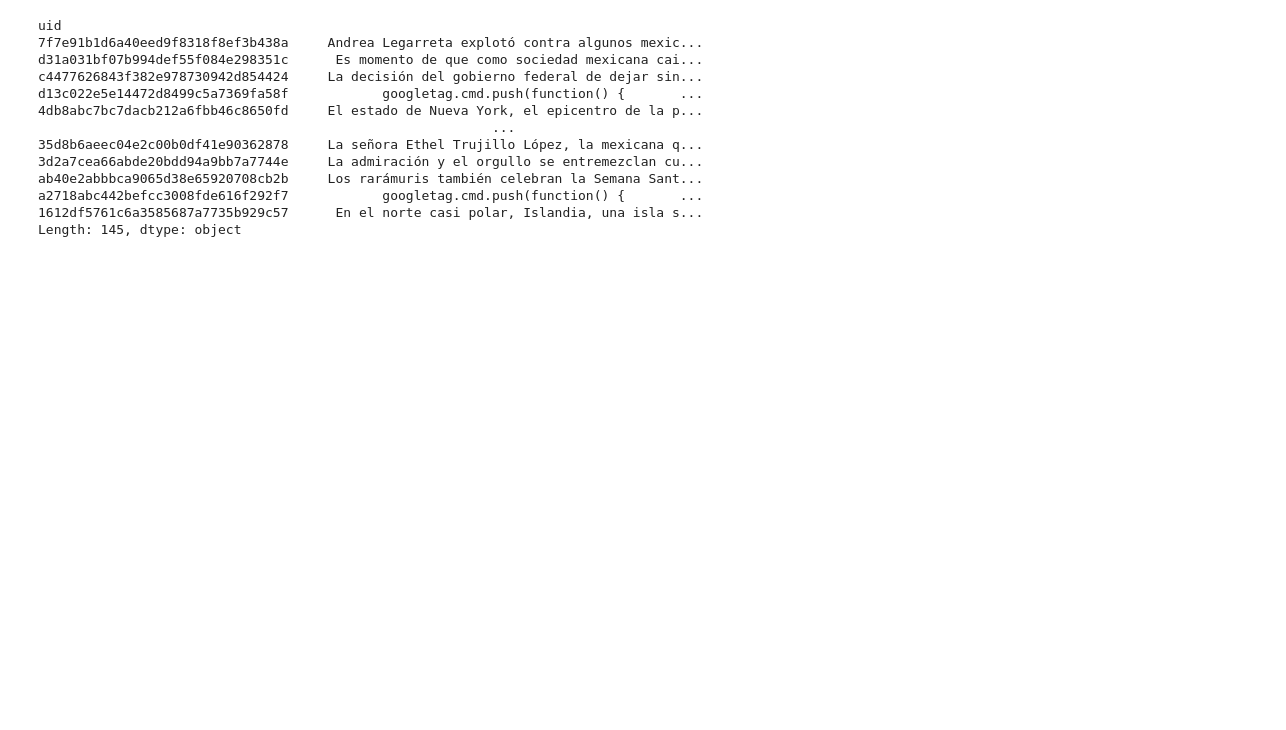
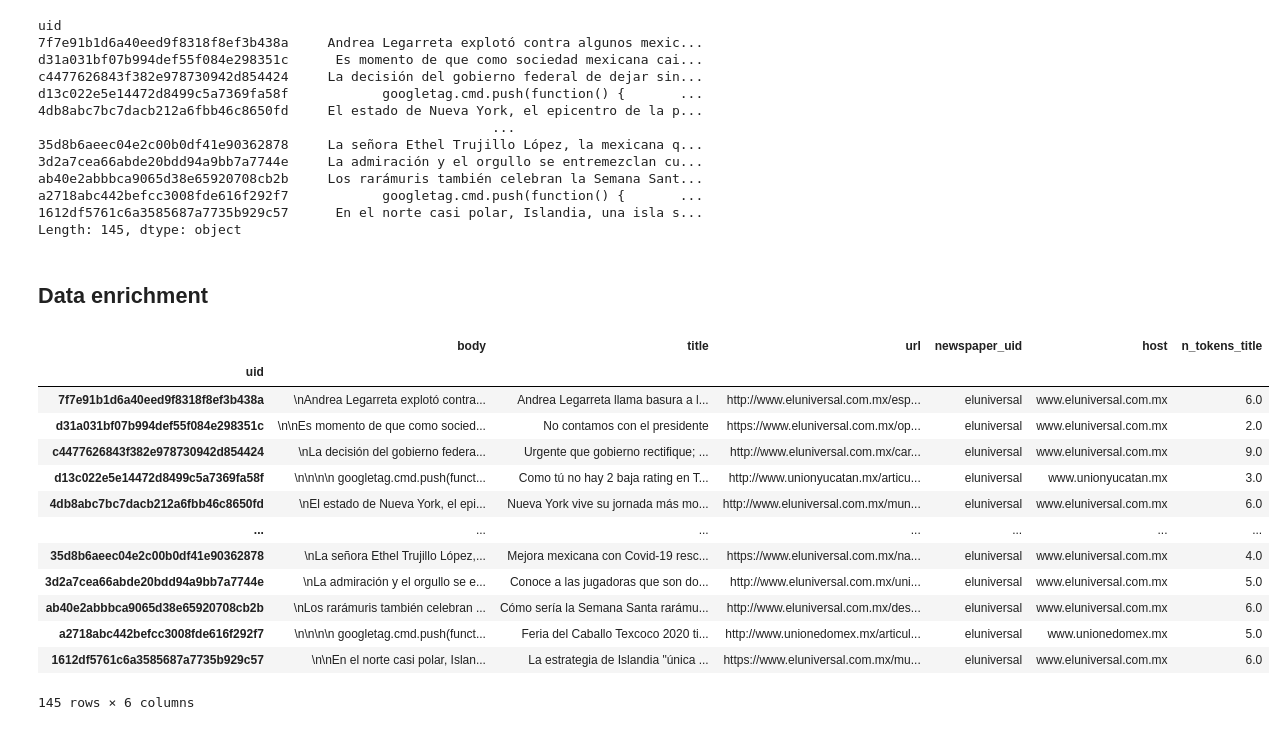
Before and after one commit to anderson-github/DataEng_WebScrap, a Jupyter notebook: myplatzidata/Platzi_Data.ipynb, the cells around one changed output. Drawn from its saved outputs; the diff is of its cells as text; code cells hidden in the pictures; blank space fills up the shorter version.

Commit message:
Data enrichment: nltk library and tokens for words counting

```diff
--- a/myplatzidata/Platzi_Data.ipynb
+++ b/myplatzidata/Platzi_Data.ipynb
@@ -355,3 +355,44 @@ ab40e2abbbca9065d38e65920708cb2b     Los rarámuris también celebran la Semana
 a2718abc442befcc3008fde616f292f7            googletag.cmd.push(function() {       ...
 1612df5761c6a3585687a7735b929c57      En el norte casi polar, Islandia, una isla s...
 Length: 145, dtype: object
+# %% [markdown]
+## **Data enrichment**
+# %%
+# 6. tokenizar título y body
+import nltk
+from nltk.corpus import stopwords
+
+# La primera vez que usemos nltk en la compu, debemos correr las siguientes líneas también:
+# nltk.download('punkt')
+# nltk.download('stopwords')
+
+stop_words = set(stopwords.words('spanish'))
+
+def tokenize_column(df, column_name):
+    return (df
+            .dropna()
+            .apply(lambda row: nltk.word_tokenize(row[column_name]), axis=1)
+            .apply(lambda tokens: list(filter(lambda token: token.isalpha(), tokens)))
+            .apply(lambda tokens: list(map(lambda token: token.lower(), tokens)))
+            .apply(lambda word_list: list(filter(lambda word: word not in stop_words, word_list)))
+            .apply(lambda valid_word_list: len(valid_word_list))
+           )
+
+el_universal['n_tokens_title'] = tokenize_column(el_universal, 'title')
+
+el_universal
+# %% [output]
+|  | body | title | url | newspaper_uid | host | n_tokens_title |
+| uid |  |  |  |  |  |  |
+| 7f7e91b1d6a40eed9f8318f8ef3b438a | \nAndrea Legarreta explotó contra... | Andrea Legarreta llama basura a l... | http://www.eluniversal.com.mx/esp... | eluniversal | www.eluniversal.com.mx | 6.0 |
+| d31a031bf07b994def55f084e298351c | \n\nEs momento de que como socied... | No contamos con el presidente | https://www.eluniversal.com.mx/op... | eluniversal | www.eluniversal.com.mx | 2.0 |
+| c4477626843f382e978730942d854424 | \nLa decisión del gobierno federa... | Urgente que gobierno rectifique; ... | http://www.eluniversal.com.mx/car... | eluniversal | www.eluniversal.com.mx | 9.0 |
+| d13c022e5e14472d8499c5a7369fa58f | \n\n\n\n googletag.cmd.push(funct... | Como tú no hay 2 baja rating en T... | http://www.unionyucatan.mx/articu... | eluniversal | www.unionyucatan.mx | 3.0 |
+| 4db8abc7bc7dacb212a6fbb46c8650fd | \nEl estado de Nueva York, el epi... | Nueva York vive su jornada más mo... | http://www.eluniversal.com.mx/mun... | eluniversal | www.eluniversal.com.mx | 6.0 |
+| ... | ... | ... | ... | ... | ... | ... |
+| 35d8b6aeec04e2c00b0df41e90362878 | \nLa señora Ethel Trujillo López,... | Mejora mexicana con Covid-19 resc... | https://www.eluniversal.com.mx/na... | eluniversal | www.eluniversal.com.mx | 4.0 |
+| 3d2a7cea66abde20bdd94a9bb7a7744e | \nLa admiración y el orgullo se e... | Conoce a las jugadoras que son do... | http://www.eluniversal.com.mx/uni... | eluniversal | www.eluniversal.com.mx | 5.0 |
+| ab40e2abbbca9065d38e65920708cb2b | \nLos rarámuris también celebran ... | Cómo sería la Semana Santa rarámu... | http://www.eluniversal.com.mx/des... | eluniversal | www.eluniversal.com.mx | 6.0 |
+| a2718abc442befcc3008fde616f292f7 | \n\n\n\n googletag.cmd.push(funct... | Feria del Caballo Texcoco 2020 ti... | http://www.unionedomex.mx/articul... | eluniversal | www.unionedomex.mx | 5.0 |
+| 1612df5761c6a3585687a7735b929c57 | \n\nEn el norte casi polar, Islan... | La estrategia de Islandia "única ... | https://www.eluniversal.com.mx/mu... | eluniversal | www.eluniversal.com.mx | 6.0 |
+145 rows × 6 columns
```
Also changed, not shown: parts of 1 cell of this notebook, 2 other files.
